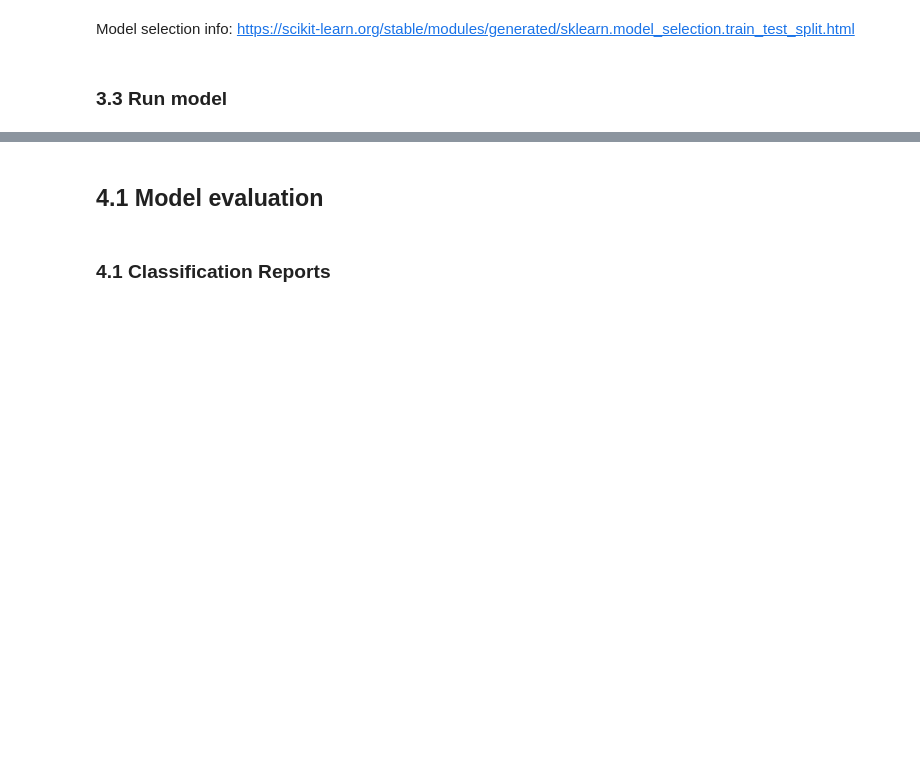
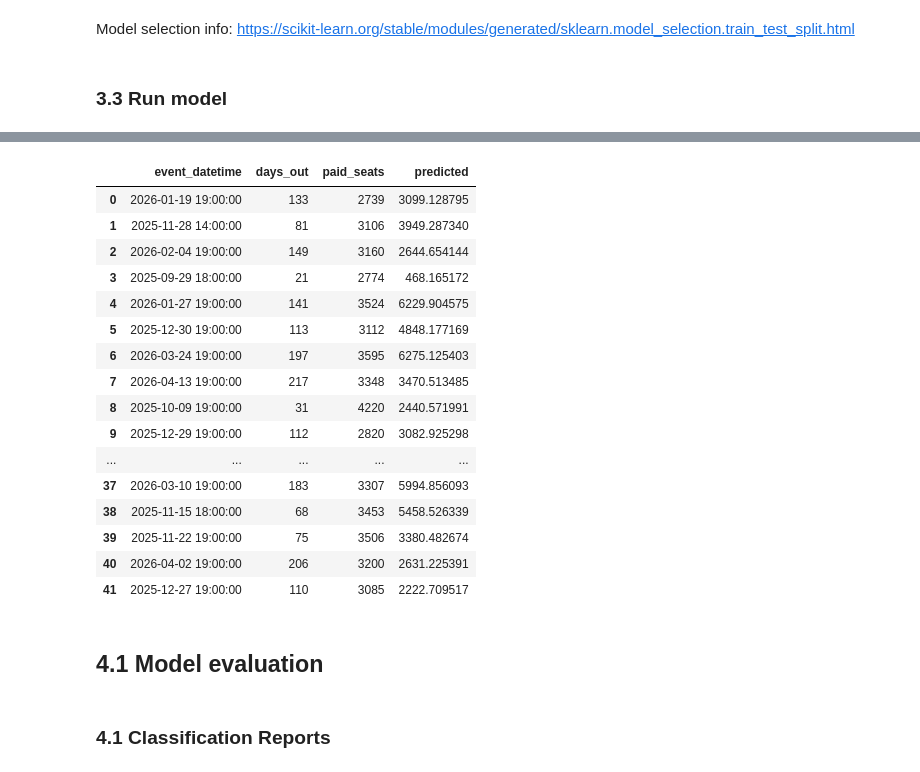
Before and after one commit to riffere-fla/pandas_party, a Jupyter notebook: forecasting_hockey_tickets_2526.ipynb, the cells around one changed output, grey strips where cells are left out. Drawn from its saved outputs; the diff is of its cells as text; code cells hidden in the pictures; blank space fills up the shorter version.

```diff
--- a/forecasting_hockey_tickets_2526.ipynb
+++ b/forecasting_hockey_tickets_2526.ipynb
@@ -36,6 +61,8 @@ For large data sets grab from the warehouse once and then download as a CSV to p
 # %%
 df = pd.read_csv("C:\\Users\\riffere\\Florida Panthers\\SP-BS - Documents\\Data Science\\Resources\\Files\\emily_query_data_2025-07-17.csv")
 
-df_2526 = pd.read_csv("C:\\Users\\riffere\\Desktop\\ticket_data_2526.csv")
+#df_2526 = pd.read_csv("C:\\Users\\riffere\\Desktop\\ticket_data_2526.csv")
 
-df_regular_season = df[df['game_type'] == 1]
+df_2425_regular_season = df[df['game_type'] == 1]
+
+df_2425_regular_season = df_2425_regular_season[df_2425_regular_season['ticket_type'].isin(['Singles','Flex','Nightly Suites','Groups','Secondary'])]
@@ -42,6 +119,6 @@ df_regular_season = df[df['game_type'] == 1]
 # %%
 df_2425 = (
-    df_regular_season
+    df_2425_regular_season
     .groupby([
         'season', 'event_datetime', 'tier', 'abbreviation', 'div', 'is_conf',
         'start_time', 'day_of_week', 'is_premier', 'trimester', 'original_six_plus_extra',
@@ -54,3 +131,5 @@ df_2425 = (
     )
     .reset_index().rename(columns = {'row_count':'paid_seats'})
 )
+
+df_2425['running_paid_seats'] = df_2425.groupby('event_datetime')['paid_seats'].cumsum()
@@ -126,4 +189,4 @@ x_test = df_encoded_2526[['is_premier', 'trimester', 'original_six_plus_extra',
         'days_out', 'early','afternoon','evening','is_weekday',
         'is_friday_or_sunday','is_saturday', 'A','B','C','D','E']].astype(int)
 
-y = df_encoded_2425['paid_seats']
+y = df_encoded_2425['running_paid_seats']
@@ -196,9 +243,9 @@ Validation score did not improve more than tol=0.000100 for 10 consecutive epoch
 MLPRegressor(alpha=0.001, batch_size=512, early_stopping=True, max_iter=300,
              random_state=1993, verbose=True)
 # %%
-predicted = regr.predict(x_train_scale)
+predicted = regr.predict(x_test_scale)
 
-df_encoded_2425['predicted'] = np.exp(predicted)
-df_encoded_2425.groupby('event_datetime').sum()['paid_seats']
+df_encoded_2526['predicted'] = np.exp(predicted)
+df_encoded_2526.groupby('event_datetime').sum()['paid_seats']
 # %% [output]
 event_datetime
@@ -217,3 +268,23 @@ Name: paid_seats, Length: 164, dtype: int64
+# %%
+df_encoded_2526[['event_datetime','days_out','paid_seats','predicted']]
+# %% [output]
+|  | event_datetime | days_out | paid_seats | predicted |
+| 0 | 2026-01-19 19:00:00 | 133 | 2739 | 3099.128795 |
+| 1 | 2025-11-28 14:00:00 | 81 | 3106 | 3949.287340 |
+| 2 | 2026-02-04 19:00:00 | 149 | 3160 | 2644.654144 |
+| 3 | 2025-09-29 18:00:00 | 21 | 2774 | 468.165172 |
+| 4 | 2026-01-27 19:00:00 | 141 | 3524 | 6229.904575 |
+| 5 | 2025-12-30 19:00:00 | 113 | 3112 | 4848.177169 |
+| 6 | 2026-03-24 19:00:00 | 197 | 3595 | 6275.125403 |
+| 7 | 2026-04-13 19:00:00 | 217 | 3348 | 3470.513485 |
+| 8 | 2025-10-09 19:00:00 | 31 | 4220 | 2440.571991 |
+| 9 | 2025-12-29 19:00:00 | 112 | 2820 | 3082.925298 |
+| ... | ... | ... | ... | ... |
+| 37 | 2026-03-10 19:00:00 | 183 | 3307 | 5994.856093 |
+| 38 | 2025-11-15 18:00:00 | 68 | 3453 | 5458.526339 |
+| 39 | 2025-11-22 19:00:00 | 75 | 3506 | 3380.482674 |
+| 40 | 2026-04-02 19:00:00 | 206 | 3200 | 2631.225391 |
+| 41 | 2025-12-27 19:00:00 | 110 | 3085 | 2222.709517 |
 # %% [markdown]
 ## 4.1 Model evaluation
 # %% [markdown]
```
Also changed, not shown: parts of 7 cells of this notebook.
